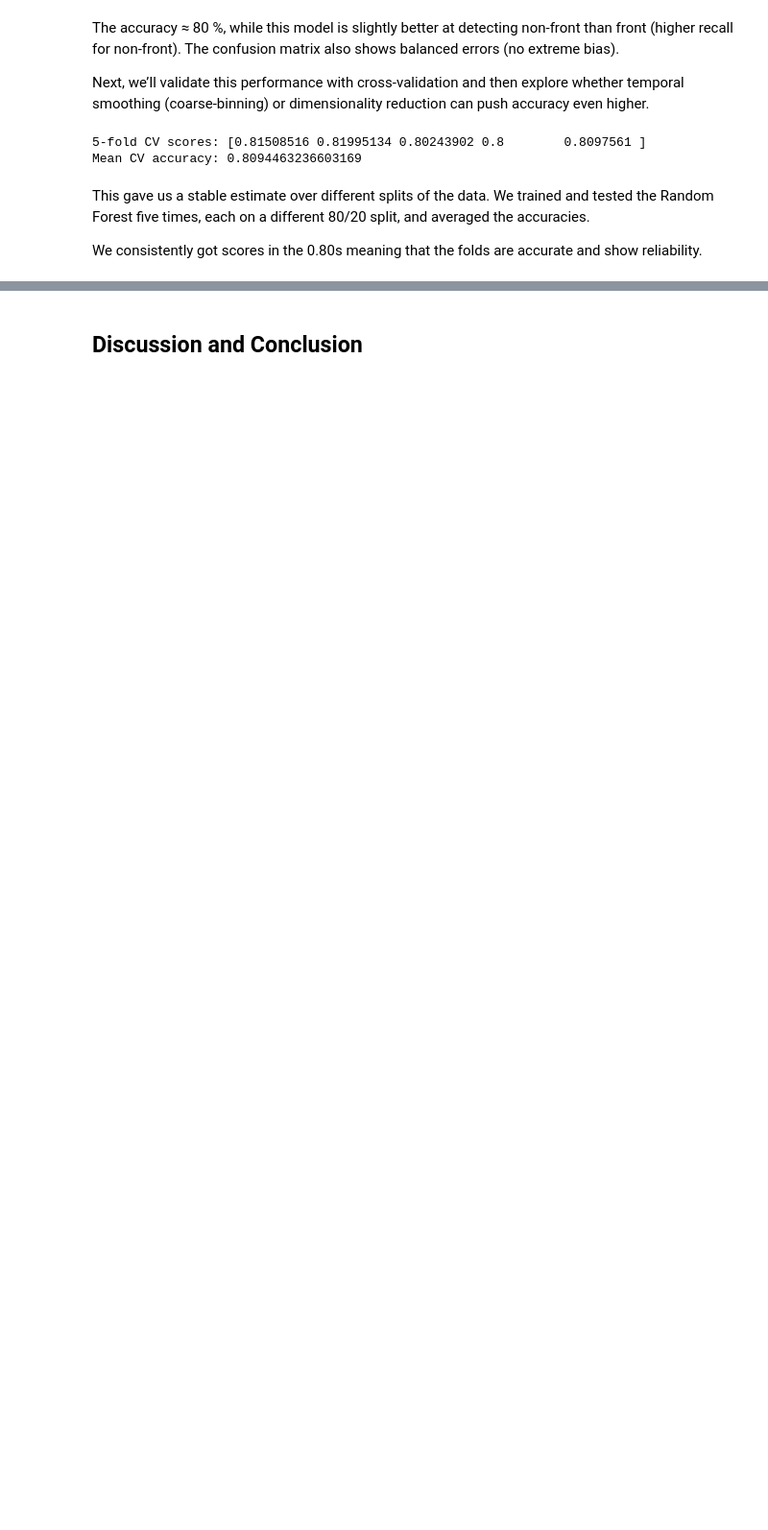
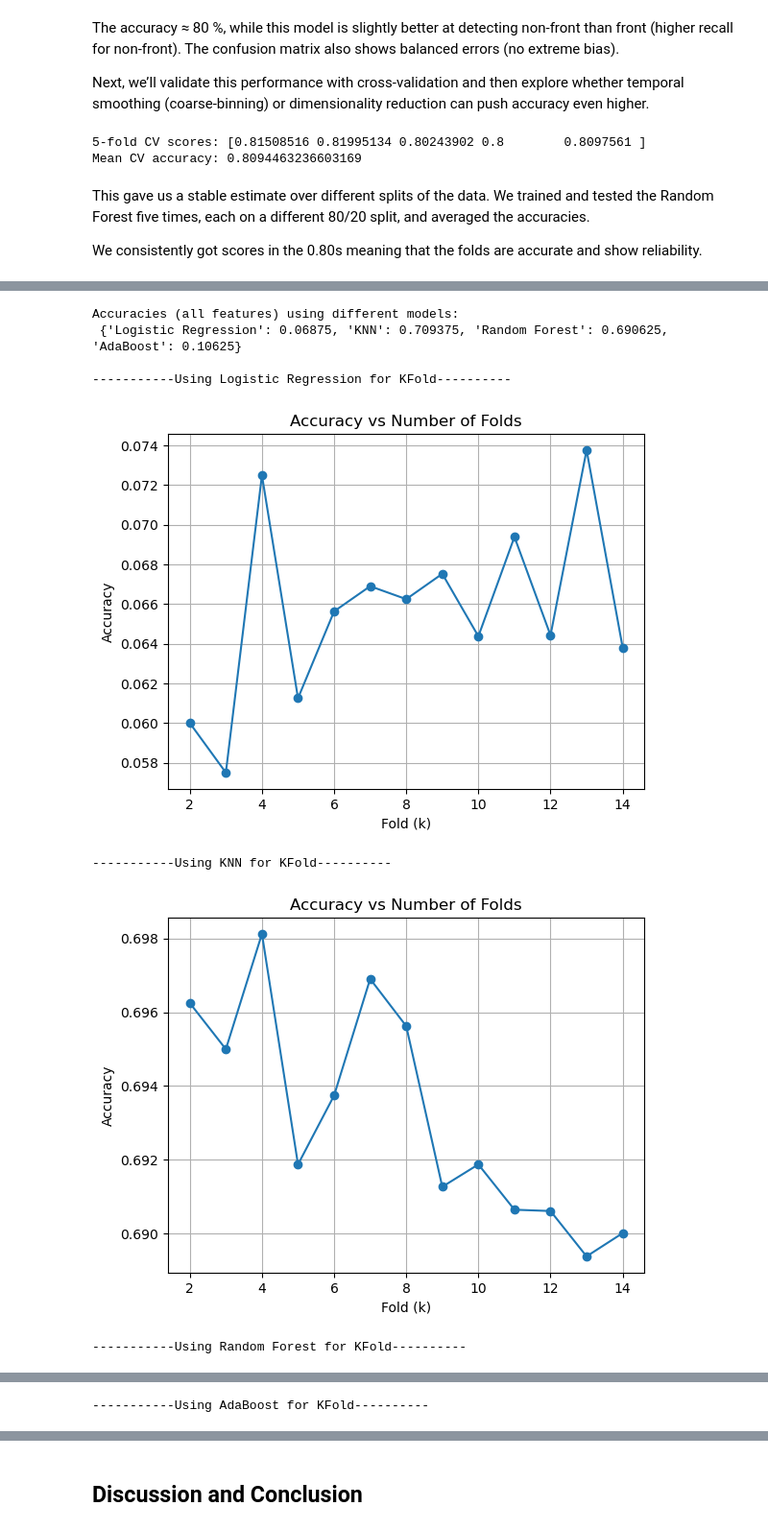
Before and after one commit to wolstone/CMSE381-Project, a Jupyter notebook: ProjectTemplate.ipynb, the cells around one changed output, grey strips where cells are left out. Shown: that part at 96% size. Cells and saved outputs as stored; diff of their text form; code cells hidden in the pictures; blank space fills up the shorter version.

```diff
--- a/ProjectTemplate.ipynb
+++ b/ProjectTemplate.ipynb
@@ -159,0 +268,7 @@ _(What method did you use otherwise? Why did you choose to use them? What questi
+# %%
+models = {
+    'Logistic Regression': LogisticRegression(max_iter=1000),
+    'KNN': KNeighborsClassifier(n_neighbors=1),
+    'Random Forest': RandomForestClassifier(random_state=10),
+    'AdaBoost': AdaBoostClassifier(n_estimators=100, random_state=10, algorithm="SAMME")
+}
@@ -159,0 +278,5 @@ _(What method did you use otherwise? Why did you choose to use them? What questi
+# %%
+# Preprocessing before classification
+label_encoder = LabelEncoder()
+data = data.apply(label_encoder.fit_transform)
+data.head()
@@ -312,0 +570,8 @@ _(What are you doing next?)_
+# %%
+# Step 1 Using simple training and testing, evaluate the models based on their accuracies using all the features.
+label_encoder = LabelEncoder()
+data = data.apply(label_encoder.fit_transform)
+
+y = data['labels.person']
+X = data.drop(['labels.person'], axis=1)
+X.columns
@@ -312,0 +587,28 @@ _(What are you doing next?)_
+# %%
+scaler = StandardScaler()
+X_scaled = scaler.fit_transform(X)
+
+models = {'Logistic Regression': LogisticRegression(max_iter=1000), 'KNN': KNeighborsClassifier(n_neighbors=1),
+          'Random Forest': RandomForestClassifier(random_state=10),'AdaBoost': AdaBoostClassifier(n_estimators=100, random_state=10,
+                                                                                                 algorithm="SAMME")}
+
+results = train_test(models, X_scaled, y)
+print(f'Accuracies (all features) using different models:\n {results}')
+
+# Step 2 Use all the features to perform K-Fold cross-validation to get the best accuracies and k (fold value) across all models
+results_cv = {}
+for i, model in models.items():
+    print(f'\n-----------Using {i} for KFold----------')
+    best_acc, optimal_k = perform_KFold(model, X_scaled, y.values)
+    results_cv[i] = (best_acc, optimal_k)
+
+print(f'Using K-Fold - Best Accuracy and k values of models: results:\n {results_cv}')
+# %% [output]
+Accuracies (all features) using different models:
+ {'Logistic Regression': 0.06875, 'KNN': 0.709375, 'Random Forest': 0.690625, 'AdaBoost': 0.10625}
+
+-----------Using Logistic Regression for KFold----------
+[figure, added]
+-----------Using KNN for KFold----------
+[figure, added]
+-----------Using Random Forest for KFold----------
@@ -312,0 +616 @@ _(What are you doing next?)_
+-----------Using AdaBoost for KFold----------
```
Also changed, not shown: parts of 57 cells of this notebook.
